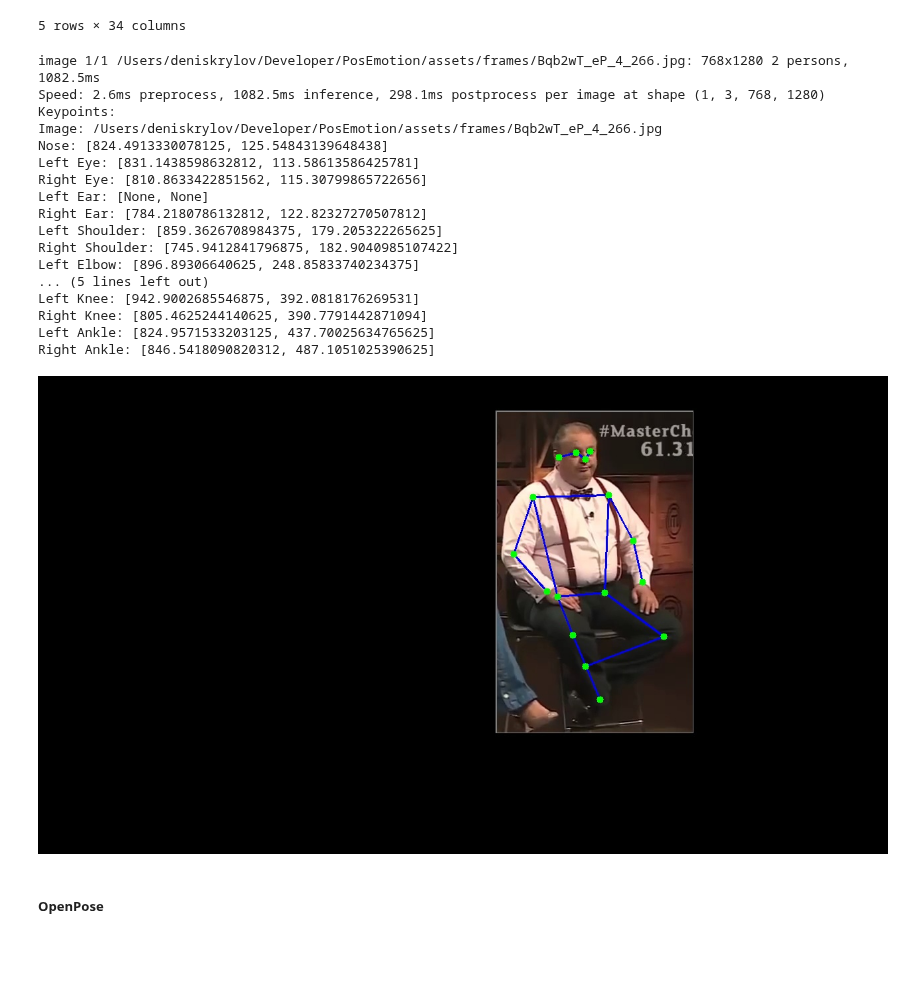
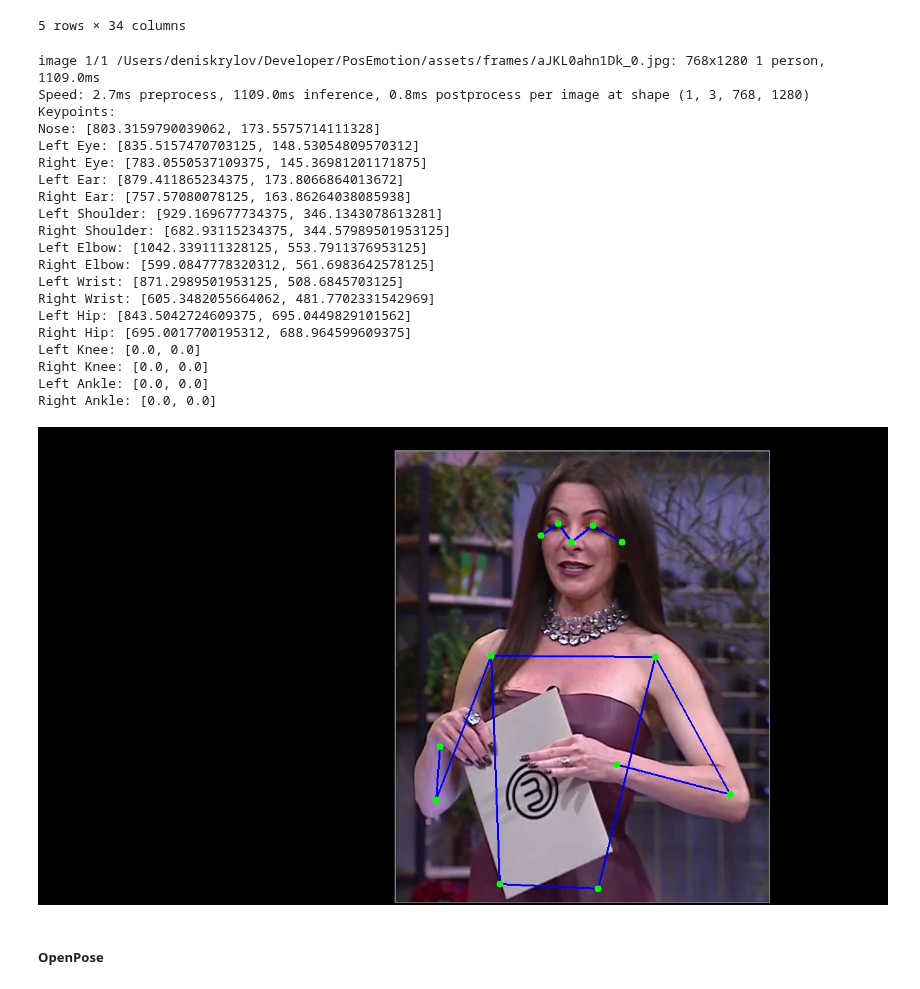
Before and after one commit to denskrlv/PosEmotion, a Jupyter notebook: app.ipynb, the cells around one changed output. Saved outputs shown, nothing was run; the diff lists cells and outputs as text; code cells hidden in the pictures; blank space fills up the shorter version.

```diff
--- a/app.ipynb
+++ b/app.ipynb
@@ -101,28 +104,33 @@ yolo_df.head()
 5 rows × 34 columns
 # %%
 yolo_detector = Detector("models/yolo-pose.pt")
-result = yolo_detector.detect_poses("assets/frames/Bqb2wT_eP_4_266.jpg")
+# result = yolo_detector.detect_poses("assets/frames/Bqb2wT_eP_4_266.jpg")
+result = yolo_detector.detect_poses("assets/frames/aJKL0ahn1Dk_0.jpg")
 print(result)
-result.draw_ipython(False)
+# dv.draw(result, "assets/frames/Bqb2wT_eP_4_266.jpg", inline=True)
+dv.draw(result, "assets/frames/aJKL0ahn1Dk_0.jpg", inline=True)
 # %% [output]
-image 1/1 /Users/deniskrylov/Developer/PosEmotion/assets/frames/Bqb2wT_eP_4_266.jpg: 768x1280 2 persons, 1082.5ms
-Speed: 2.6ms preprocess, 1082.5ms inference, 298.1ms postprocess per image at shape (1, 3, 768, 1280)
+image 1/1 /Users/deniskrylov/Developer/PosEmotion/assets/frames/aJKL0ahn1Dk_0.jpg: 768x1280 1 person, 1109.0ms
+Speed: 2.7ms preprocess, 1109.0ms inference, 0.8ms postprocess per image at shape (1, 3, 768, 1280)
 Keypoints:
-Image: /Users/deniskrylov/Developer/PosEmotion/assets/frames/Bqb2wT_eP_4_266.jpg
-Nose: [824.4913330078125, 125.54843139648438]
-Left Eye: [831.1438598632812, 113.58613586425781]
-Right Eye: [810.8633422851562, 115.30799865722656]
-Left Ear: [None, None]
-Right Ear: [784.2180786132812, 122.82327270507812]
-Left Shoulder: [859.3626708984375, 179.205322265625]
-Right Shoulder: [745.9412841796875, 182.9040985107422]
-Left Elbow: [896.89306640625, 248.85833740234375]
-... (5 lines left out)
-Left Knee: [942.9002685546875, 392.0818176269531]
-Right Knee: [805.4625244140625, 390.7791442871094]
-Left Ankle: [824.9571533203125, 437.70025634765625]
-Right Ankle: [846.5418090820312, 487.1051025390625]
+Nose: [803.3159790039062, 173.5575714111328]
+Left Eye: [835.5157470703125, 148.53054809570312]
+Right Eye: [783.0550537109375, 145.36981201171875]
+Left Ear: [879.411865234375, 173.8066864013672]
+Right Ear: [757.57080078125, 163.86264038085938]
+Left Shoulder: [929.169677734375, 346.1343078613281]
+Right Shoulder: [682.93115234375, 344.57989501953125]
+Left Elbow: [1042.339111328125, 553.7911376953125]
+Right Elbow: [599.0847778320312, 561.6983642578125]
+Left Wrist: [871.2989501953125, 508.6845703125]
+Right Wrist: [605.3482055664062, 481.7702331542969]
+Left Hip: [843.5042724609375, 695.0449829101562]
+Right Hip: [695.0017700195312, 688.964599609375]
+Left Knee: [0.0, 0.0]
+Right Knee: [0.0, 0.0]
+Left Ankle: [0.0, 0.0]
+Right Ankle: [0.0, 0.0]
-[figure, old version]
+[figure, new version]
 # %% [markdown]
 ##### OpenPose
 # %% [markdown]
```
Also changed, not shown: parts of 11 cells of this notebook, 6 other files.
